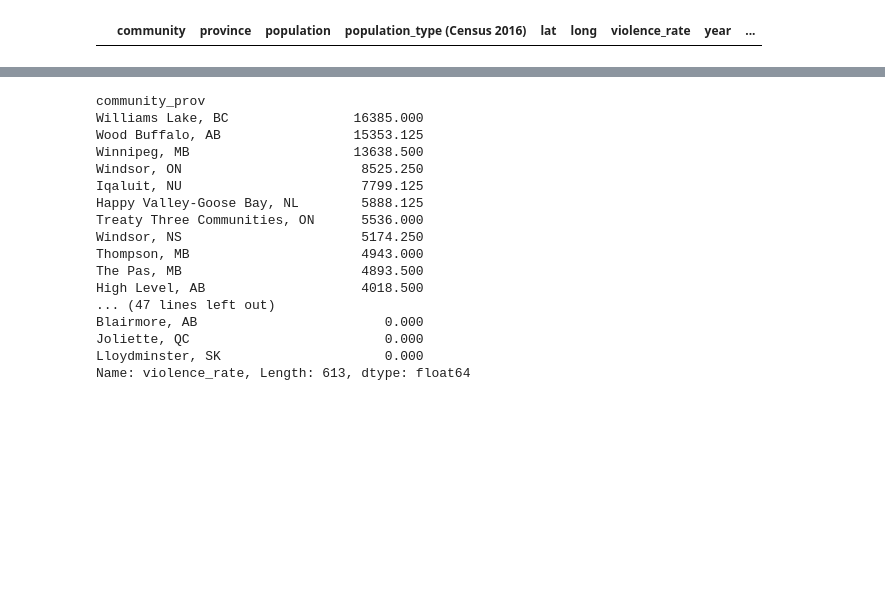
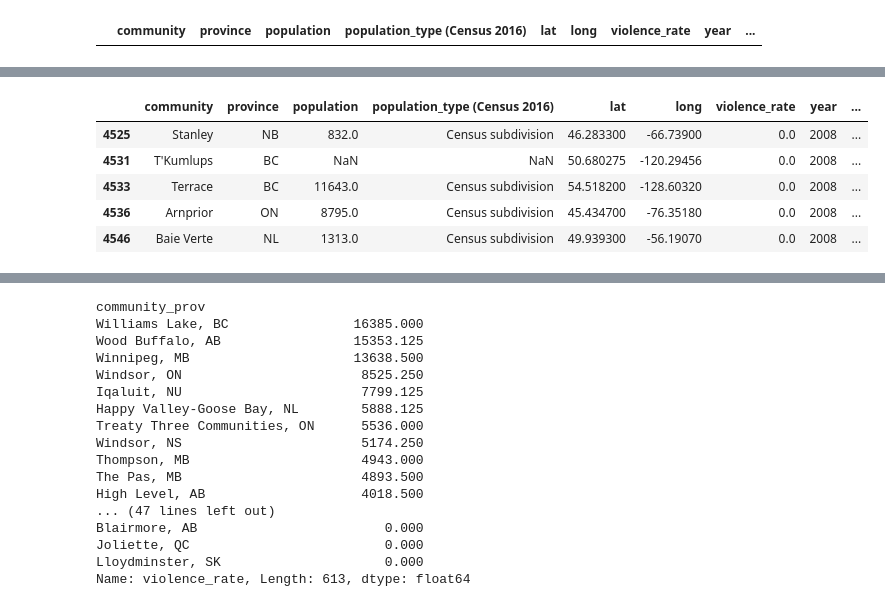
Before and after one commit to JulienAssouline/data-studios-projects, a Jupyter notebook: code/Violence against women/Violence against women.ipynb, the cells around one changed output, grey strips where cells are left out. Saved outputs shown, nothing was run; the diff lists cells and outputs as text; code cells hidden in the pictures; blank space fills up the shorter version.

```diff
--- a/code/Violence against women/Violence against women.ipynb
+++ b/code/Violence against women/Violence against women.ipynb
@@ -94,3 +94,12 @@ df.sort_values(by = ["year", "violence_rate"], ascending = True)
 df["community_prov"] = df["community"] + "," + " " + df["province"]
 # %%
 df.to_csv("violence_against_women_canada_2.csv")
+# %%
+df.head()
+# %% [output]
+|  | community | province | population | population_type (Census 2016) | lat | long | violence_rate | year | ... |
+| 4525 | Stanley | NB | 832.0 | Census subdivision | 46.283300 | -66.73900 | 0.0 | 2008 | ... |
+| 4531 | T'Kumlups | BC | NaN | NaN | 50.680275 | -120.29456 | 0.0 | 2008 | ... |
+| 4533 | Terrace | BC | 11643.0 | Census subdivision | 54.518200 | -128.60320 | 0.0 | 2008 | ... |
+| 4536 | Arnprior | ON | 8795.0 | Census subdivision | 45.434700 | -76.35180 | 0.0 | 2008 | ... |
+| 4546 | Baie Verte | NL | 1313.0 | Census subdivision | 49.939300 | -56.19070 | 0.0 | 2008 | ... |
```
Also changed, not shown: parts of 10 cells of this notebook, 3 other files.
